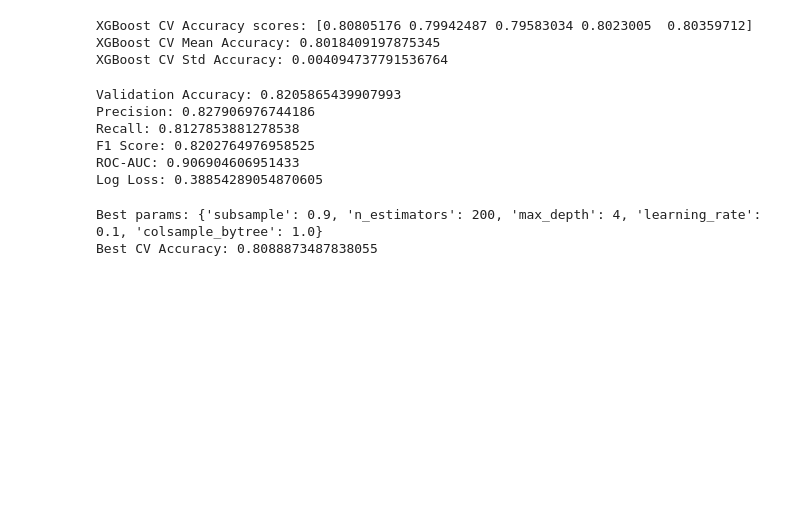
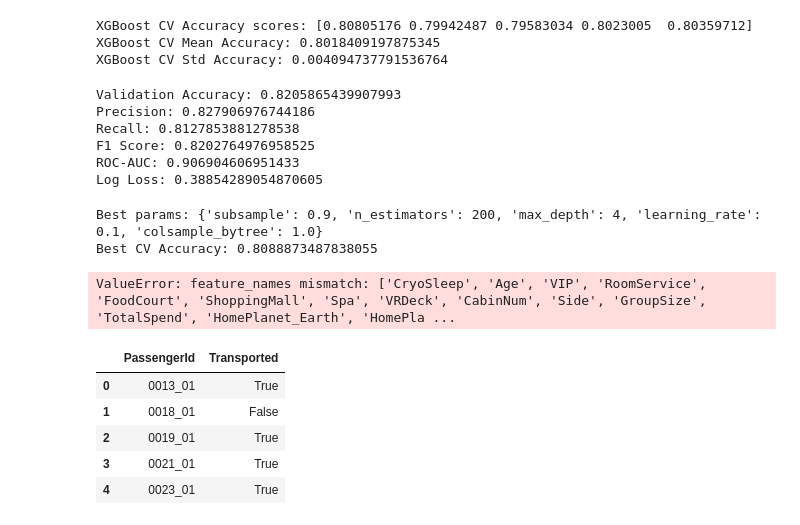
Before and after one commit to Lavanyas-19/payoda-ml-assignment, a Jupyter notebook: p1-spaceship-titanic/p1_spaceship_titanic.ipynb, the cells around one changed output. Cells and saved outputs as stored; diff of their text form; code cells hidden in the pictures; blank space fills up the shorter version.

Commit message:
Generate final submission.csv using tuned XGBoost model trained on full data

```diff
--- a/p1-spaceship-titanic/p1_spaceship_titanic.ipynb
+++ b/p1-spaceship-titanic/p1_spaceship_titanic.ipynb
@@ -498,3 +498,37 @@ print("Best CV Accuracy:", random_search.best_score_)
 # %% [output]
 Best params: {'subsample': 0.9, 'n_estimators': 200, 'max_depth': 4, 'learning_rate': 0.1, 'colsample_bytree': 1.0}
 Best CV Accuracy: 0.8088873487838055
+# %%
+best_xgb = random_search.best_estimator_
+best_xgb.fit(X, y)
+
+test_predictions = best_xgb.predict(test)
+
+submission = pd.DataFrame({
+    'PassengerId': test_passenger_ids,
+    'Transported': test_predictions.astype(bool)
+})
+
+submission.to_csv('submission.csv', index=False)
+submission.head()
+# %% [output]
+ValueError: feature_names mismatch: ['CryoSleep', 'Age', 'VIP', 'RoomService', 'FoodCourt', 'ShoppingMall', 'Spa', 'VRDeck', 'CabinNum', 'Side', 'GroupSize', 'TotalSpend', 'HomePlanet_Earth', 'HomePla ...
+# %%
+test = test[X.columns]
+
+test_predictions = best_xgb.predict(test)
+
+submission = pd.DataFrame({
+    'PassengerId': test_passenger_ids,
+    'Transported': test_predictions.astype(bool)
+})
+
+submission.to_csv('submission.csv', index=False)
+submission.head()
+# %% [output]
+|  | PassengerId | Transported |
+| 0 | 0013_01 | True |
+| 1 | 0018_01 | False |
+| 2 | 0019_01 | True |
+| 3 | 0021_01 | True |
+| 4 | 0023_01 | True |
```
Also changed, not shown: 2 other files.
